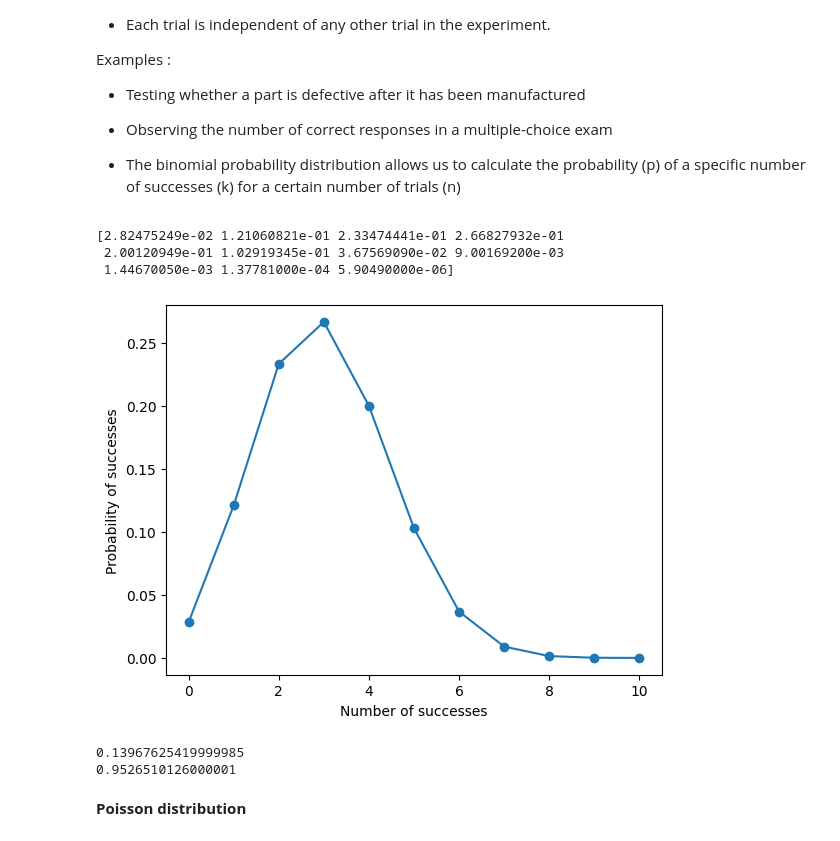
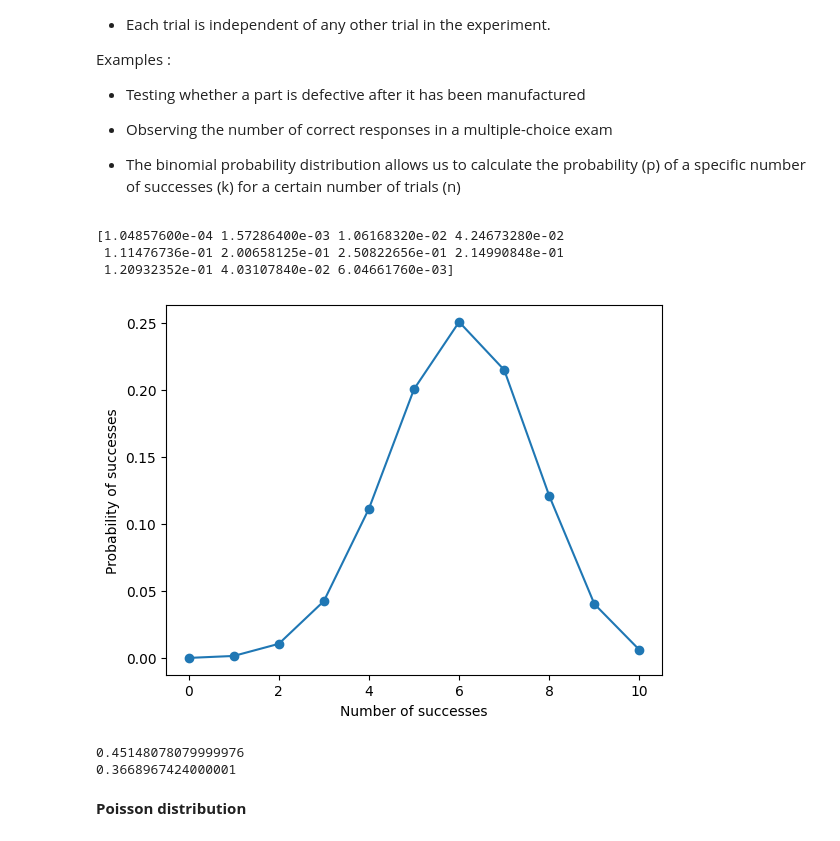
Before and after one commit to hH-13/wangernum, a Jupyter notebook: basics/Inferential_Statistics.ipynb, the cells around one changed output. Cells and saved outputs as stored; diff of their text form; code cells hidden in the pictures.

```diff
--- a/basics/Inferential_Statistics.ipynb
+++ b/basics/Inferential_Statistics.ipynb
@@ -194,32 +196,32 @@ Examples :
 # %%
 # use example of 30% probability of rain every day in september
 # what is the probability that it will rain for 0 to 10 days in 10 days?
 n=10
 p=0.3  # change to 0.5 and see
 
 import numpy as np
 import scipy.stats as st
 import matplotlib.pyplot as plt
 
 n=10
-p=0.3  # change to 0.5 and see
+p=0.6  # change to 0.5 and see
 k=np.arange(0,11)
 binomial=st.binom.pmf(k,n,p) # will return probabilities at every point
 print(binomial)
 plt.plot(k,binomial,'o-')
 plt.xlabel('Number of successes')
 plt.ylabel('Probability of successes')
 plt.show()
 # %% [output]
-[2.82475249e-02 1.21060821e-01 2.33474441e-01 2.66827932e-01
- 2.00120949e-01 1.02919345e-01 3.67569090e-02 9.00169200e-03
- 1.44670050e-03 1.37781000e-04 5.90490000e-06]
+[1.04857600e-04 1.57286400e-03 1.06168320e-02 4.24673280e-02
+ 1.11476736e-01 2.00658125e-01 2.50822656e-01 2.14990848e-01
+ 1.20932352e-01 4.03107840e-02 6.04661760e-03]
-[figure, old version]
+[figure, new version]
 # %%
 # use example of 30% probability of rain every day.
 # what is the probability that it will rain for 5 or 6 days in 10 days?
 n=10
-p=0.3  # change to 0.5 and see
+p=0.6  # change to 0.5 and see
 
 result1=st.binom.pmf(5,n,p)+st.binom.pmf(6,n,p)
 
@@ -229,8 +231,8 @@ result2=st.binom.cdf(5,n,p) #  # will return probabilities till a point cumulati
 print(result1)
 print(result2)
 # %% [output]
-0.13967625419999985
-0.9526510126000001
+0.45148078079999976
+0.3668967424000001
 # %% [markdown]
 **Poisson distribution**
 # %% [markdown]
```
Also changed, not shown: parts of 4 cells of this notebook.
